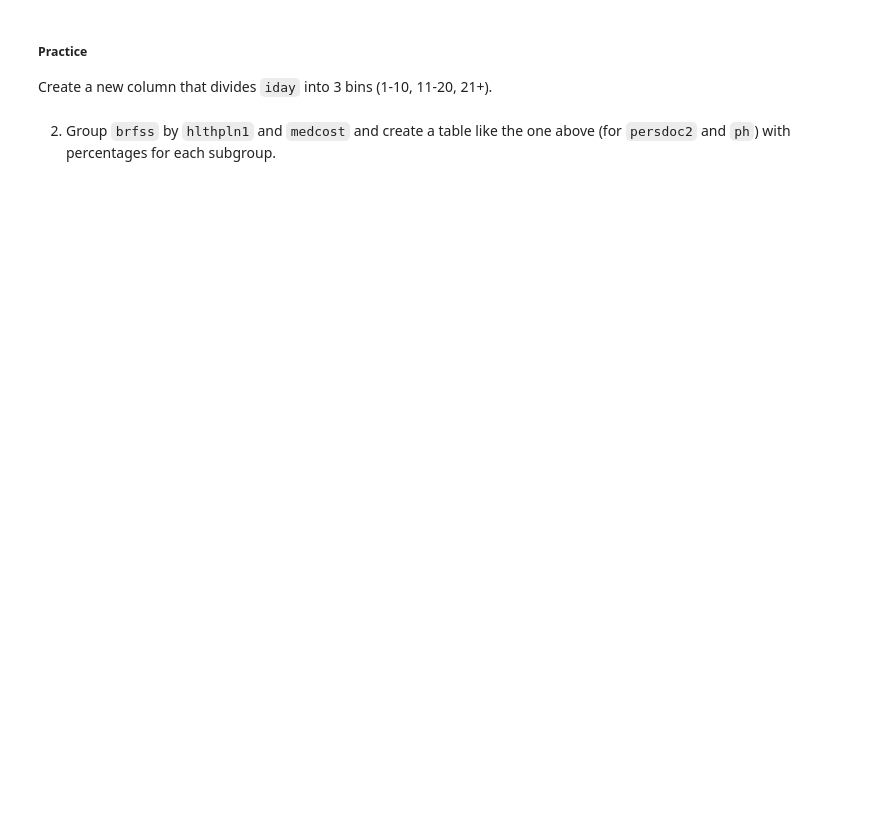
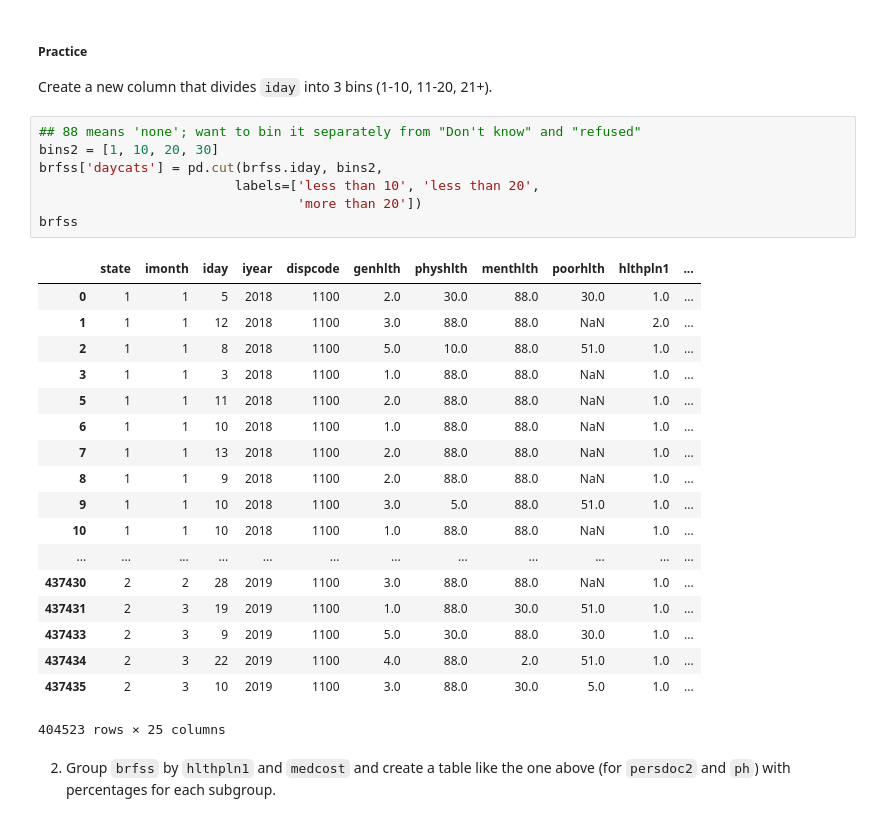
Before and after one commit to tjonas1/uri_csc593, a Jupyter notebook: classes/Week 7.ipynb, the cells around one changed output. Drawn from its saved outputs; the diff is of its cells as text; blank space fills up the shorter version.

```diff
--- a/classes/Week 7.ipynb
+++ b/classes/Week 7.ipynb
@@ -167,5 +445,31 @@ brfss
 ##### Practice
 
 Create a new column that divides `iday` into 3 bins (1-10, 11-20, 21+).
+# %%
+## 88 means 'none'; want to bin it separately from "Don't know" and "refused"
+bins2 = [1, 10, 20, 30]
+brfss['daycats'] = pd.cut(brfss.iday, bins2,
+                         labels=['less than 10', 'less than 20',
+                                 'more than 20'])
+brfss
+# %% [output]
+|  | state | imonth | iday | iyear | dispcode | genhlth | physhlth | menthlth | poorhlth | hlthpln1 | ... |
+| 0 | 1 | 1 | 5 | 2018 | 1100 | 2.0 | 30.0 | 88.0 | 30.0 | 1.0 | ... |
+| 1 | 1 | 1 | 12 | 2018 | 1100 | 3.0 | 88.0 | 88.0 | NaN | 2.0 | ... |
+| 2 | 1 | 1 | 8 | 2018 | 1100 | 5.0 | 10.0 | 88.0 | 51.0 | 1.0 | ... |
+| 3 | 1 | 1 | 3 | 2018 | 1100 | 1.0 | 88.0 | 88.0 | NaN | 1.0 | ... |
+| 5 | 1 | 1 | 11 | 2018 | 1100 | 2.0 | 88.0 | 88.0 | NaN | 1.0 | ... |
+| 6 | 1 | 1 | 10 | 2018 | 1100 | 1.0 | 88.0 | 88.0 | NaN | 1.0 | ... |
+| 7 | 1 | 1 | 13 | 2018 | 1100 | 2.0 | 88.0 | 88.0 | NaN | 1.0 | ... |
+| 8 | 1 | 1 | 9 | 2018 | 1100 | 2.0 | 88.0 | 88.0 | NaN | 1.0 | ... |
+| 9 | 1 | 1 | 10 | 2018 | 1100 | 3.0 | 5.0 | 88.0 | 51.0 | 1.0 | ... |
+| 10 | 1 | 1 | 10 | 2018 | 1100 | 1.0 | 88.0 | 88.0 | NaN | 1.0 | ... |
+| ... | ... | ... | ... | ... | ... | ... | ... | ... | ... | ... | ... |
+| 437430 | 2 | 2 | 28 | 2019 | 1100 | 3.0 | 88.0 | 88.0 | NaN | 1.0 | ... |
+| 437431 | 2 | 3 | 19 | 2019 | 1100 | 1.0 | 88.0 | 30.0 | 51.0 | 1.0 | ... |
+| 437433 | 2 | 3 | 9 | 2019 | 1100 | 5.0 | 30.0 | 88.0 | 30.0 | 1.0 | ... |
+| 437434 | 2 | 3 | 22 | 2019 | 1100 | 4.0 | 88.0 | 2.0 | 51.0 | 1.0 | ... |
+| 437435 | 2 | 3 | 10 | 2019 | 1100 | 3.0 | 88.0 | 30.0 | 5.0 | 1.0 | ... |
+404523 rows × 25 columns
 # %% [markdown]
 2) Group `brfss` by `hlthpln1` and `medcost` and create a table like the one above (for `persdoc2` and `ph`) with percentages for each subgroup.
```
Also changed, not shown: parts of 27 cells of this notebook, 24 other files.
